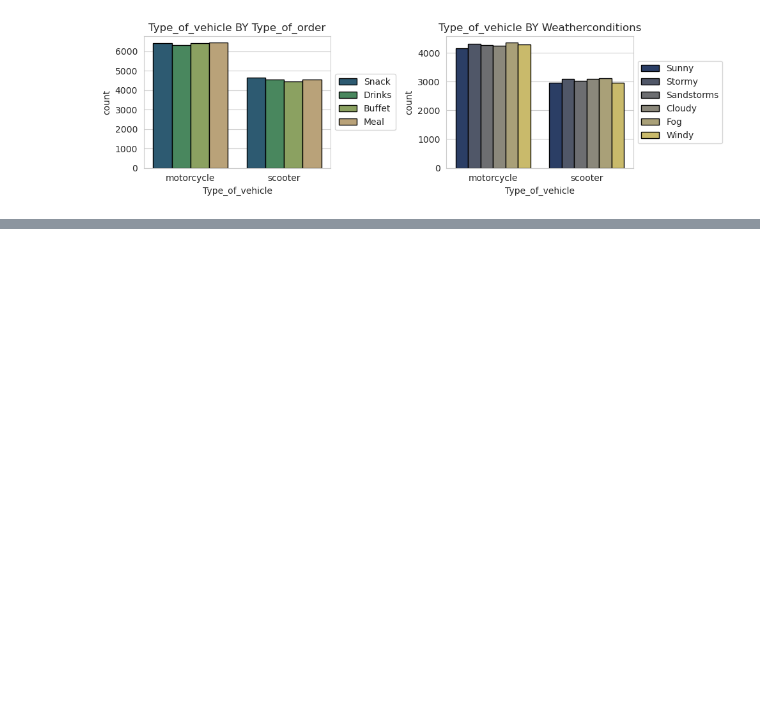
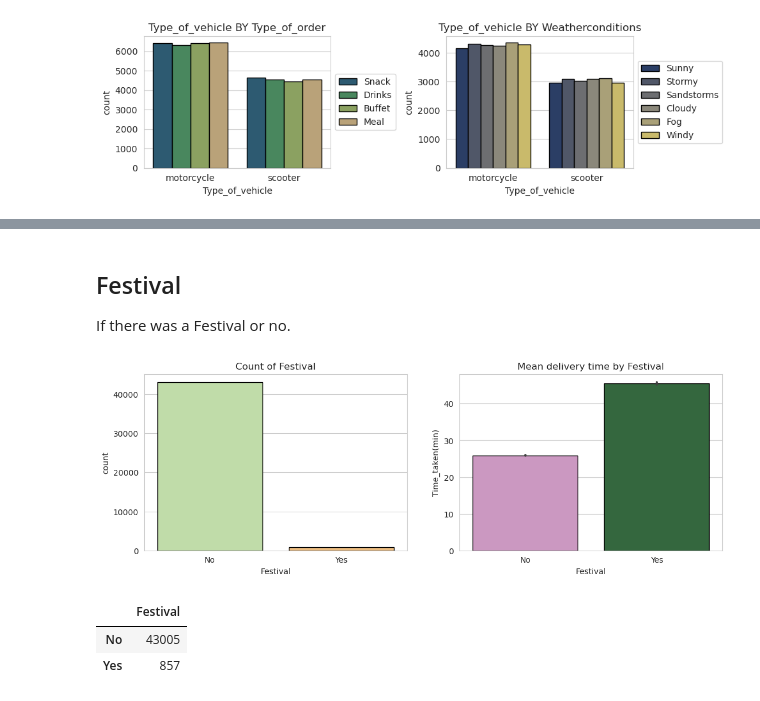
Before and after one commit to liamarguedas/uber-eats-delivery-time, a Jupyter notebook: notebooks/analyze-and-explore-data.ipynb, the cells around one changed output, grey strips where cells are left out. Saved outputs shown, nothing was run; the diff lists cells and outputs as text; code cells hidden in the pictures; blank space fills up the shorter version.

```diff
--- a/notebooks/analyze-and-explore-data.ipynb
+++ b/notebooks/analyze-and-explore-data.ipynb
@@ -943,0 +962,18 @@ data.Vehicle_condition
+# %% [markdown]
+## Festival
+If there was a Festival or no.
+# %%
+fig, (ax1, ax2) = plt.subplots(ncols = 2, nrows = 1, figsize = (13, 4))
+
+sns.countplot(data = data, x = 'Festival', palette = 'Spectral_r', ax = ax1, edgecolor = 'k')
+ax1.set_title('Count of Festival')
+sns.barplot(data = data, x = 'Festival', y = 'Time_taken(min)', palette = 'cubehelix_r', ax = ax2, edgecolor = 'k')
+ax2.set_title('Mean delivery time by Festival');
+# %% [output]
+[figure, added]
+# %%
+data.Festival.value_counts().to_frame()
+# %% [output]
+|  | Festival |
+| No | 43005 |
+| Yes | 857 |
```
Also changed, not shown: parts of 14 cells of this notebook.
